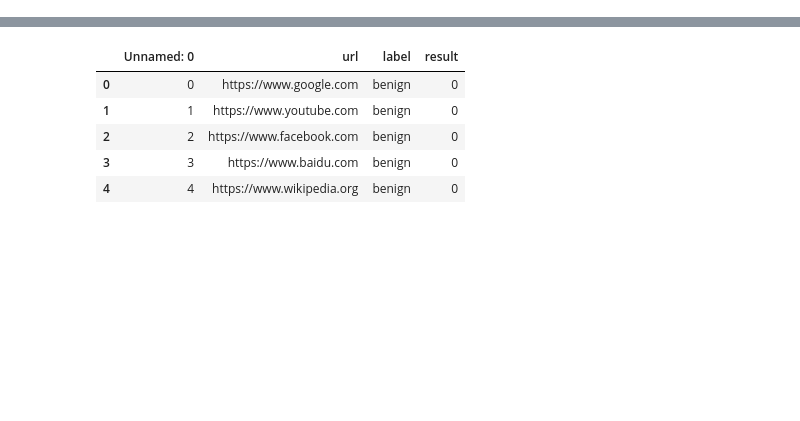
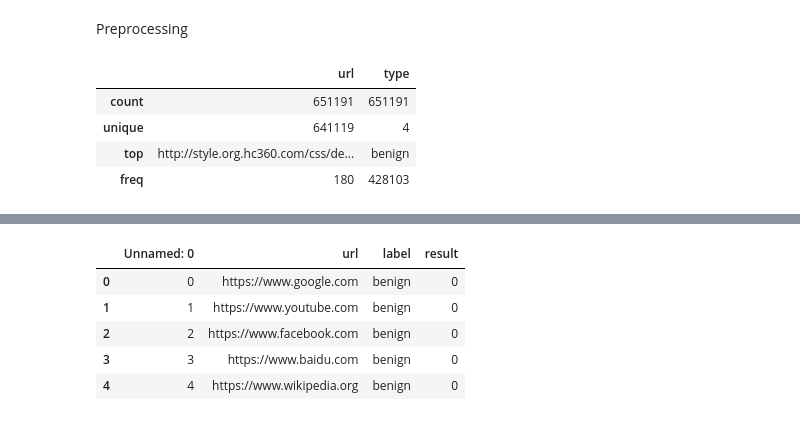
Before and after one commit to alphabeta2206/Mal_URL, a Jupyter notebook: Models/Model-1.ipynb, the cells around one changed output, grey strips where cells are left out. Saved outputs shown, nothing was run; the diff lists cells and outputs as text; code cells hidden in the pictures; blank space fills up the shorter version.

```diff
--- a/Models/Model-1.ipynb
+++ b/Models/Model-1.ipynb
@@ -49,3 +53,13 @@ df.head()
+# %% [markdown]
+Preprocessing
+# %%
+df.describe()
+# %% [output]
+|  | url | type |
+| count | 651191 | 651191 |
+| unique | 641119 | 4 |
+| top | http://style.org.hc360.com/css/de... | benign |
+| freq | 180 | 428103 |
 # %%
 df['type']=df['type'].replace({'phishing':1,'benign':0,'defacement':1,'malware':1})
 # %%
```
Also changed, not shown: parts of 20 cells of this notebook, 1 other file.
